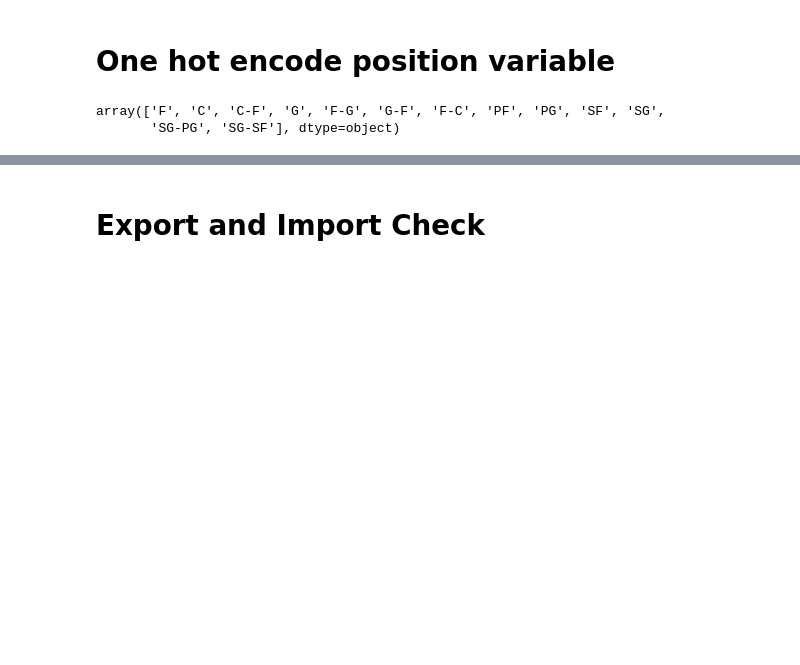
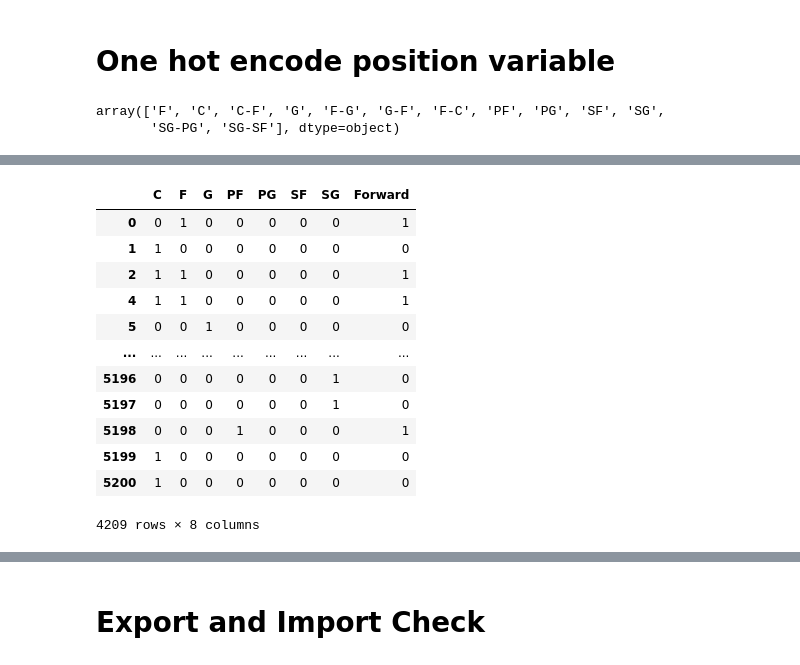
Before and after one commit to davekacz/NBA_Salary_Prediction, a Jupyter notebook: data_prep.ipynb, the cells around one changed output, grey strips where cells are left out. Saved outputs shown, nothing was run; the diff lists cells and outputs as text; code cells hidden in the pictures; blank space fills up the shorter version.

```diff
--- a/data_prep.ipynb
+++ b/data_prep.ipynb
@@ -405,3 +404,19 @@ SG-SF      1
 dtype: int64
 # %%
 position_dummies = merged_df['POS'].str.get_dummies(sep='-')
+# %%
+position_dummies
+# %% [output]
+|  | C | F | G | PF | PG | SF | SG | Forward |
+| 0 | 0 | 1 | 0 | 0 | 0 | 0 | 0 | 1 |
+| 1 | 1 | 0 | 0 | 0 | 0 | 0 | 0 | 0 |
+| 2 | 1 | 1 | 0 | 0 | 0 | 0 | 0 | 1 |
+| 4 | 1 | 1 | 0 | 0 | 0 | 0 | 0 | 1 |
+| 5 | 0 | 0 | 1 | 0 | 0 | 0 | 0 | 0 |
+| ... | ... | ... | ... | ... | ... | ... | ... | ... |
+| 5196 | 0 | 0 | 0 | 0 | 0 | 0 | 1 | 0 |
+| 5197 | 0 | 0 | 0 | 0 | 0 | 0 | 1 | 0 |
+| 5198 | 0 | 0 | 0 | 1 | 0 | 0 | 0 | 1 |
+| 5199 | 1 | 0 | 0 | 0 | 0 | 0 | 0 | 0 |
+| 5200 | 1 | 0 | 0 | 0 | 0 | 0 | 0 | 0 |
+4209 rows × 8 columns
```
Also changed, not shown: parts of 10 cells of this notebook, 3 other files.
